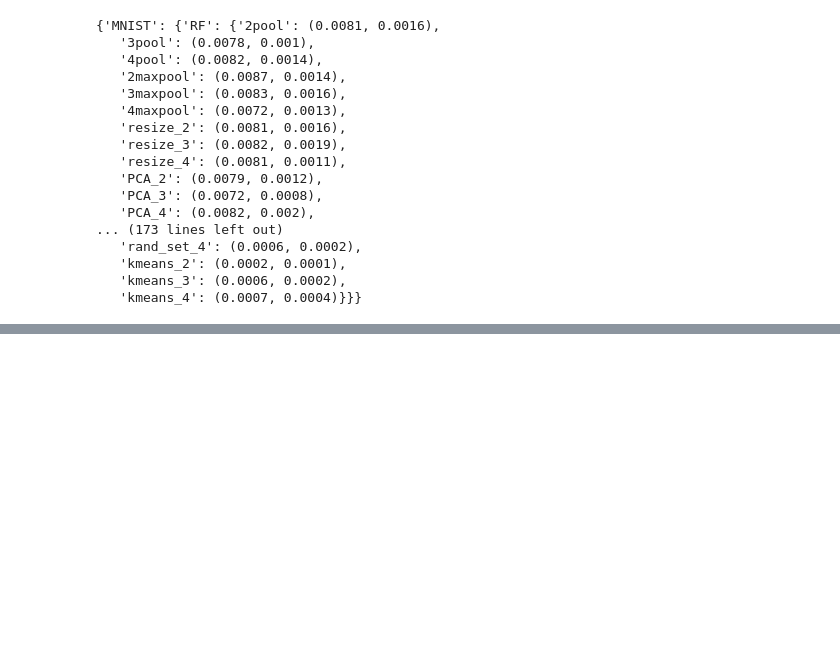
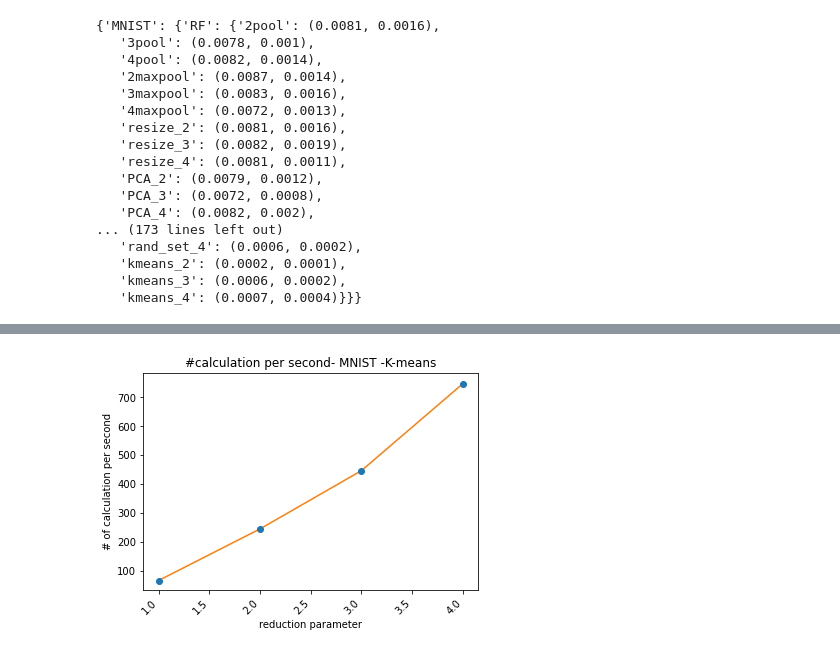
Before and after one commit to Liel-leman/Geometric-Calibrator, a Jupyter notebook: Improve_graphs.ipynb, the cells around one changed output, grey strips where cells are left out. Cells and saved outputs as stored; diff of their text form; code cells hidden in the pictures; blank space fills up the shorter version.

```diff
--- a/Improve_graphs.ipynb
+++ b/Improve_graphs.ipynb
@@ -402,0 +408,3 @@ plt.show()
+# %%
+time_df=pd.read_csv("Kmeans_all_time.csv")
+time_df
@@ -402,0 +422,3 @@ plt.show()
+# %%
+df=time_df.set_index(time_df['Unnamed: 0.1'])
+df
@@ -402,0 +437,26 @@ plt.show()
+# %%
+def create_plot_time(time_df,dataset):
+    #fig = plt.figure(figsize=(15,10), dpi=80)
+    x=[1,2,3,4]
+    for model in ['RF']:#,'GB','pytorch']:
+        row = time_df.loc[f'{dataset}-{model}']
+        div_y=np.array([ (row.loc[i].replace(')','').replace('(','').split(',')) for i in ['1','2','3','4']])
+        y= div_y[:,0]
+        yerr=div_y[:,1]
+        y=[float(i) for i in y]
+        yerr= [float(i) for i in yerr]
+
+        plt.errorbar(x, y, yerr=yerr, label='both limits (default)',fmt="o")
+        plt.plot(x,y)
+
+    plt.title(f'#calculation per second- {dataset} -K-means')
+    plt.xlabel("reduction parameter")
+    plt.ylabel("# of calculation per second")
+    plt.xticks(rotation=45, ha='right')
+    plt.savefig(f'./stab/{dataset}_ex_per_time_kmeans.png')
+
+    plt.show()
+# %%
+create_plot_time(df,'MNIST')
+# %% [output]
+[figure, added]
```
Also changed, not shown: parts of 31 cells of this notebook, 3 other files.
